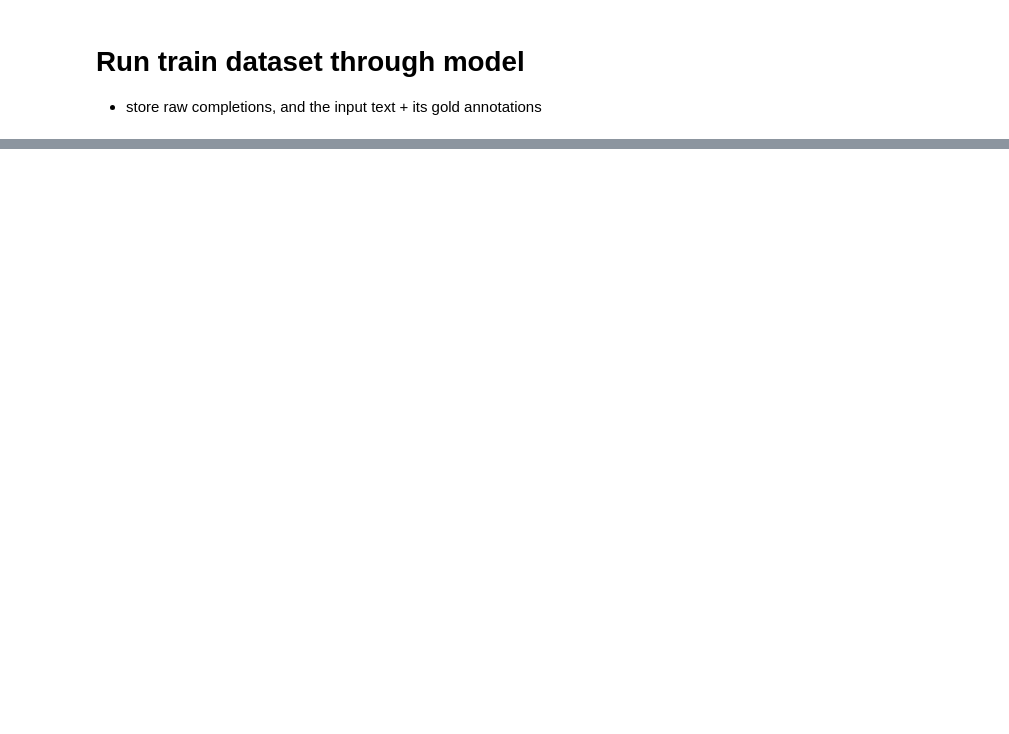
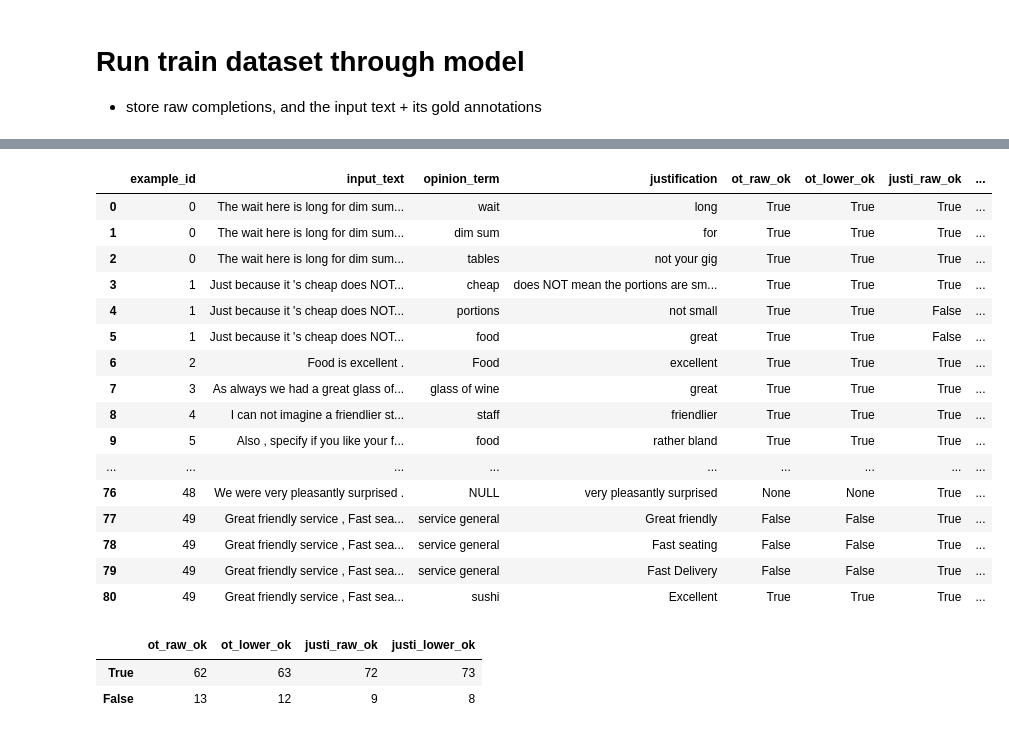
Before and after one commit to benjaminzwhite/kaggle-notebooks, a Jupyter notebook: absa-quad-with-phi3.ipynb, the cells around one changed output, grey strips where cells are left out. Drawn from its saved outputs; the diff is of its cells as text; code cells hidden in the pictures; blank space fills up the shorter version.

Commit message:
Kaggle Notebook | absa-quad-with-phi3 | Version 3

```diff
--- a/absa-quad-with-phi3.ipynb
+++ b/absa-quad-with-phi3.ipynb
@@ -233,6 +236,8 @@ all_results = [] # store a list of jsons, each json contains input text, gold an
 
 EXAMPLES_TO_TEST = 50
 example_counter = 0
+
+start_time = time.time()
 
 for example in absa_quad["train"].iter(batch_size=1):
 
@@ -256,18 +261,19 @@ for example in absa_quad["train"].iter(batch_size=1):
         curr_example_data["gold_quads"].append(tmp_d)
 
     # === GET MODEL COMPLETION ===
-    print(f"=== Sending example number {example_counter} to model ===")
-    #print(f"--- current example is : {input_text} ---")
+    if example_counter % 20 == 0:
+        print(f"=== Sending example number {example_counter} to model ===")
+        #print(f"--- current example is : {input_text} ---")
 
     prompt = template.format(examples_absa=examples_absa, query=input_text)
 
     messages = [
-        {"role": "system", "content": "You are helpful asssistant that performs aspect-based sentiment analysis on restaurant reviews. You strictly follow all formatting instructions without deviation."},
+        {"role": "system", "content": "You are helpful asssistant that performs aspect-based sentiment analysis on restaurant reviews. You strictly follow all formatting instructions without deviation. You extract opinion terms and justifications from the given review directly, you do not make any changes."},
         {"role": "user", "content": prompt},
     ]
 
     generation_args = {
-        "max_new_tokens": 500,
+        "max_new_tokens": 1000,
         "return_full_text": False,
         "temperature": 0.0,
         #"do_sample": False,
@@ -287,8 +293,14 @@ for example in absa_quad["train"].iter(batch_size=1):
     #print("--- heading to next example ---")
 
     # === loop logic ===
+    # --- uncomment if debugging
     example_counter += 1
     if example_counter >= EXAMPLES_TO_TEST:
         break
+
+
+# timing
+print("Finished this many samples :", EXAMPLES_TO_TEST)
+end_time = time.time()
 # %% [output]
 === Sending example number 0 to model ===
@@ -370,9 +386,10 @@ print(sentiment_not_in_allowed)
 # %%
 # display some results for illustration
-for result in all_results[:3]:
+for result in all_results[:5]:
     print(result)
     print("===========")
     print()
+    print()
 # %% [output]
 {'example_id': 0, 'input_text': "The wait here is long for dim sum , but if you do n't like sharing tables or if the typical raucous dim sum atmosphere is not your gig , this is a sleek ( for Chinatow ...
 ===========
@@ -401,0 +441,5 @@ which seems to have **lowercased GREAT to great**
+# %%
+import json
+
+with open("/kaggle/input/results-50-train-samples-absa-quad/absa-quad-phi3-baseline-inference-50-train-samples.json", 'r') as fo:
+    results = json.load(fo)
@@ -401,0 +505,2 @@ which seems to have **lowercased GREAT to great**
+# %%
+pd.set_option('display.max_colwidth', None)
@@ -401,0 +564,29 @@ which seems to have **lowercased GREAT to great**
+# %%
+df = pd.DataFrame(exact_substring_data)
+
+with pd.option_context("display.max_rows", 1000):
+    display(df.head(100)) # show all
+# %% [output]
+|  | example_id | input_text | opinion_term | justification | ot_raw_ok | ot_lower_ok | justi_raw_ok | ... |
+| 0 | 0 | The wait here is long for dim sum... | wait | long | True | True | True | ... |
+| 1 | 0 | The wait here is long for dim sum... | dim sum | for | True | True | True | ... |
+| 2 | 0 | The wait here is long for dim sum... | tables | not your gig | True | True | True | ... |
+| 3 | 1 | Just because it 's cheap does NOT... | cheap | does NOT mean the portions are sm... | True | True | True | ... |
+| 4 | 1 | Just because it 's cheap does NOT... | portions | not small | True | True | False | ... |
+| 5 | 1 | Just because it 's cheap does NOT... | food | great | True | True | False | ... |
+| 6 | 2 | Food is excellent . | Food | excellent | True | True | True | ... |
+| 7 | 3 | As always we had a great glass of... | glass of wine | great | True | True | True | ... |
+| 8 | 4 | I can not imagine a friendlier st... | staff | friendlier | True | True | True | ... |
+| 9 | 5 | Also , specify if you like your f... | food | rather bland | True | True | True | ... |
+| ... | ... | ... | ... | ... | ... | ... | ... | ... |
+| 76 | 48 | We were very pleasantly surprised . | NULL | very pleasantly surprised | None | None | True | ... |
+| 77 | 49 | Great friendly service , Fast sea... | service general | Great friendly | False | False | True | ... |
+| 78 | 49 | Great friendly service , Fast sea... | service general | Fast seating | False | False | True | ... |
+| 79 | 49 | Great friendly service , Fast sea... | service general | Fast Delivery | False | False | True | ... |
+| 80 | 49 | Great friendly service , Fast sea... | sushi | Excellent | True | True | True | ... |
+# %%
+df[["ot_raw_ok", "ot_lower_ok", "justi_raw_ok", "justi_lower_ok"]].apply(pd.Series.value_counts)
+# %% [output]
+|  | ot_raw_ok | ot_lower_ok | justi_raw_ok | justi_lower_ok |
+| True | 62 | 63 | 72 | 73 |
+| False | 13 | 12 | 9 | 8 |
```
Also changed, not shown: parts of 33 cells of this notebook.
